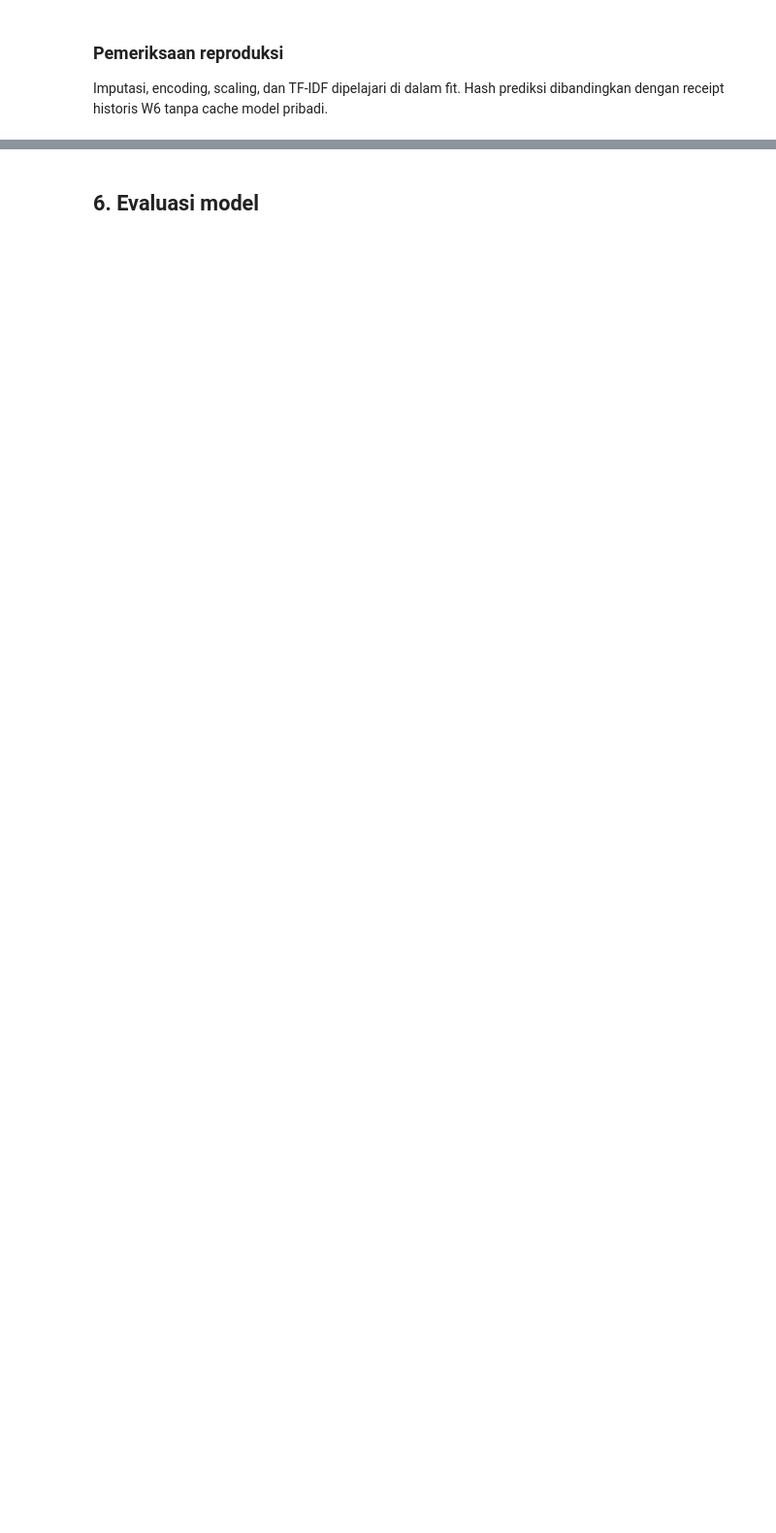
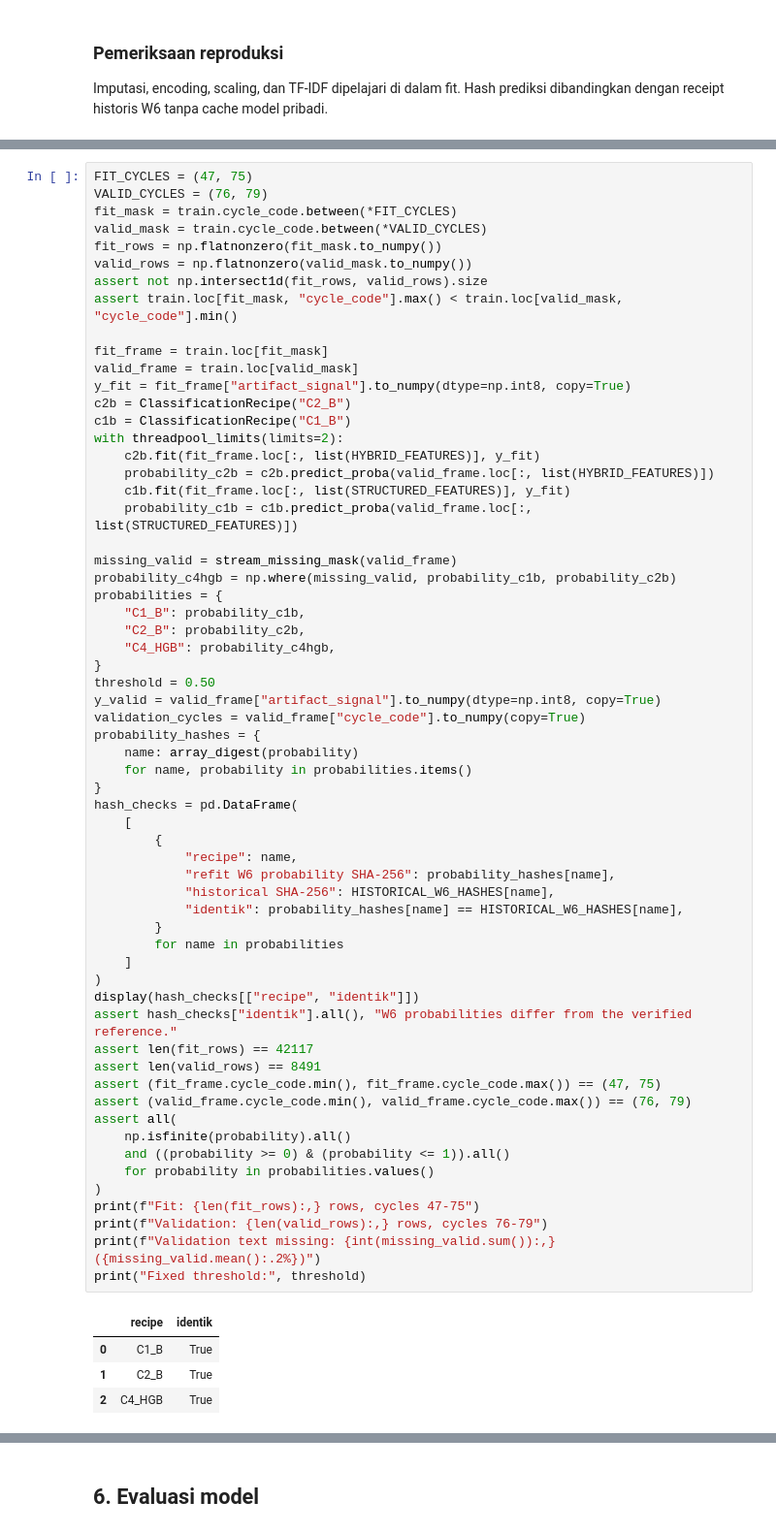
Before and after one commit to samindriano/tk2-kasdad, a Jupyter notebook: notebooks/samuel/final/TP2_Classification_A06_KasdudLovers_SamuelIndriano_2406400524.ipynb, the cells around one changed output, grey strips where cells are left out. Shown at 97% size. Drawn from its saved outputs; the diff is of its cells as text; blank space fills up the shorter version.

```diff
--- a/notebooks/samuel/final/TP2_Classification_A06_KasdudLovers_SamuelIndriano_2406400524.ipynb
+++ b/notebooks/samuel/final/TP2_Classification_A06_KasdudLovers_SamuelIndriano_2406400524.ipynb
@@ -2708,0 +1304,66 @@ display(pd.DataFrame(audit_rows))
+# %%
+FIT_CYCLES = (47, 75)
+VALID_CYCLES = (76, 79)
+fit_mask = train.cycle_code.between(*FIT_CYCLES)
+valid_mask = train.cycle_code.between(*VALID_CYCLES)
+fit_rows = np.flatnonzero(fit_mask.to_numpy())
+valid_rows = np.flatnonzero(valid_mask.to_numpy())
+assert not np.intersect1d(fit_rows, valid_rows).size
+assert train.loc[fit_mask, "cycle_code"].max() < train.loc[valid_mask, "cycle_code"].min()
+
+fit_frame = train.loc[fit_mask]
+valid_frame = train.loc[valid_mask]
+y_fit = fit_frame["artifact_signal"].to_numpy(dtype=np.int8, copy=True)
+c2b = ClassificationRecipe("C2_B")
+c1b = ClassificationRecipe("C1_B")
+with threadpool_limits(limits=2):
+    c2b.fit(fit_frame.loc[:, list(HYBRID_FEATURES)], y_fit)
+    probability_c2b = c2b.predict_proba(valid_frame.loc[:, list(HYBRID_FEATURES)])
+    c1b.fit(fit_frame.loc[:, list(STRUCTURED_FEATURES)], y_fit)
+    probability_c1b = c1b.predict_proba(valid_frame.loc[:, list(STRUCTURED_FEATURES)])
+
+missing_valid = stream_missing_mask(valid_frame)
+probability_c4hgb = np.where(missing_valid, probability_c1b, probability_c2b)
+probabilities = {
+    "C1_B": probability_c1b,
+    "C2_B": probability_c2b,
+    "C4_HGB": probability_c4hgb,
+}
+threshold = 0.50
+y_valid = valid_frame["artifact_signal"].to_numpy(dtype=np.int8, copy=True)
+validation_cycles = valid_frame["cycle_code"].to_numpy(copy=True)
+probability_hashes = {
+    name: array_digest(probability)
+    for name, probability in probabilities.items()
+}
+hash_checks = pd.DataFrame(
+    [
+        {
+            "recipe": name,
+            "refit W6 probability SHA-256": probability_hashes[name],
+            "historical SHA-256": HISTORICAL_W6_HASHES[name],
+            "identik": probability_hashes[name] == HISTORICAL_W6_HASHES[name],
+        }
+        for name in probabilities
+    ]
+)
+display(hash_checks[["recipe", "identik"]])
+assert hash_checks["identik"].all(), "W6 probabilities differ from the verified reference."
+assert len(fit_rows) == 42117
+assert len(valid_rows) == 8491
+assert (fit_frame.cycle_code.min(), fit_frame.cycle_code.max()) == (47, 75)
+assert (valid_frame.cycle_code.min(), valid_frame.cycle_code.max()) == (76, 79)
+assert all(
+    np.isfinite(probability).all()
+    and ((probability >= 0) & (probability <= 1)).all()
+    for probability in probabilities.values()
+)
+print(f"Fit: {len(fit_rows):,} rows, cycles 47-75")
+print(f"Validation: {len(valid_rows):,} rows, cycles 76-79")
+print(f"Validation text missing: {int(missing_valid.sum()):,} ({missing_valid.mean():.2%})")
+print("Fixed threshold:", threshold)
+# %% [output]
+|  | recipe | identik |
+| 0 | C1_B | True |
+| 1 | C2_B | True |
+| 2 | C4_HGB | True |
```
Also changed, not shown: parts of 29 cells of this notebook, 2 other files.
